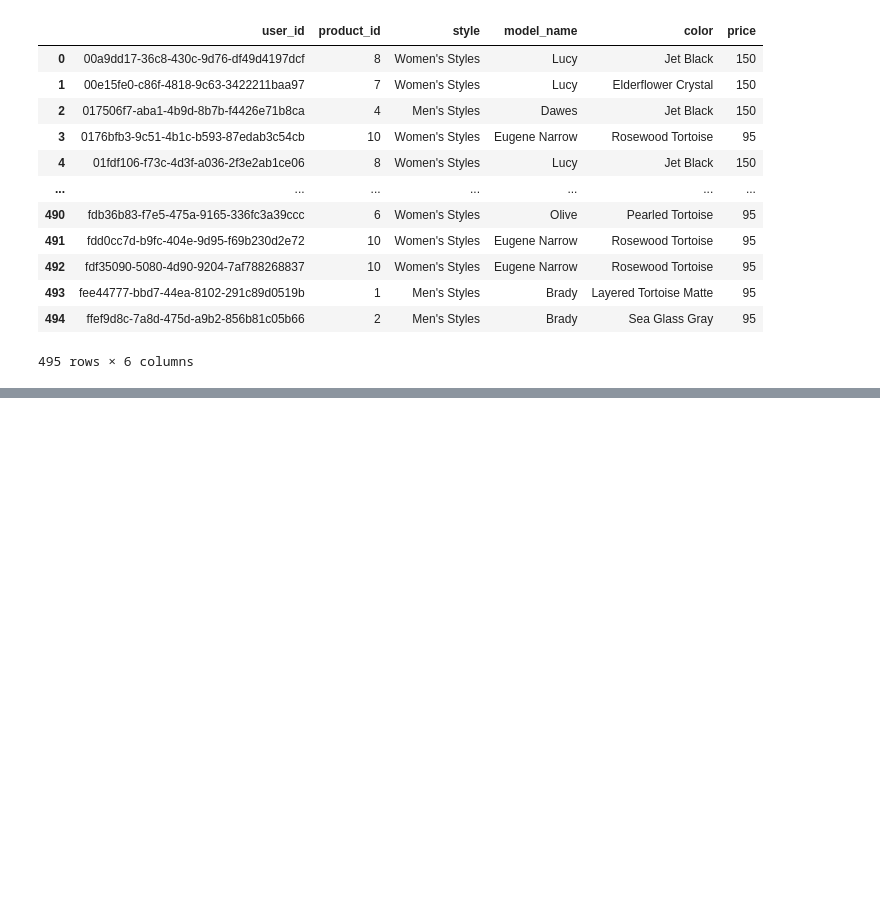
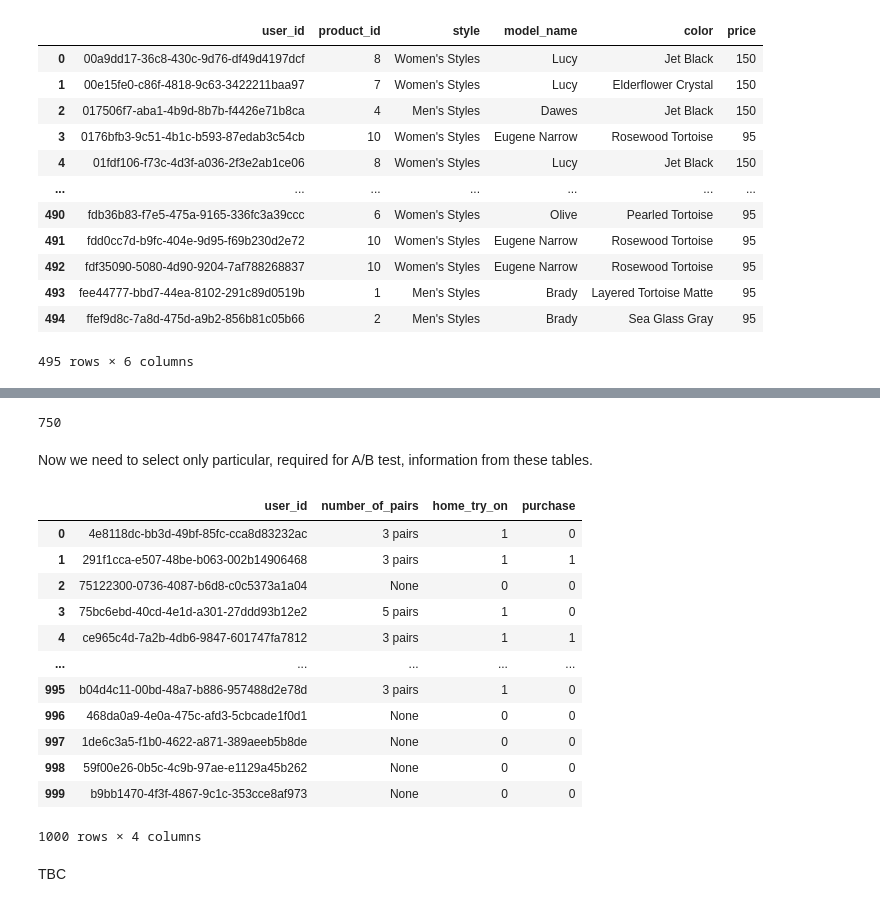
Before and after one commit to 3quetra/portfolio, a Jupyter notebook: sql/marketing_analysis.ipynb, the cells around one changed output, grey strips where cells are left out. Saved outputs shown, nothing was run; the diff lists cells and outputs as text; code cells hidden in the pictures; blank space fills up the shorter version.

Commit message:
Add new tables into db

```diff
--- a/sql/marketing_analysis.ipynb
+++ b/sql/marketing_analysis.ipynb
@@ -96,7 +97,7 @@ Result: As was mentioned before - dataset is precleaned and unlikely to contain
 #### Survey Database Creation <a class="anchor" id="survey-database-creation"></a>
 # %%
 # Create new db
-connect = sqlite3.connect('./funnels_datasets/survey.db')
+connect = sqlite3.connect('./funnels_datasets/warby_parker.db')
 
 # Create new table in db
 survey.to_sql('Survey', connect, if_exists='replace', index=False)
@@ -215,0 +255,37 @@ quiz
+# %%
+# Create new tables in db
+purchase.to_sql('Purchase', connect, if_exists='replace', index=False)
+quiz.to_sql('Quiz', connect, if_exists='replace', index=False)
+home_try_on.to_sql('Home_try_on', connect, if_exists='replace', index=False)
+# %% [output]
+750
+# %% [markdown]
+Now we need to select only particular, required for A/B test, information from these tables.
+# %%
+sql('''
+    SELECT DISTINCT q.user_id,
+    number_of_pairs,
+    h.user_id IS NOT NULL AS home_try_on,
+    p.user_id IS NOT NULL AS purchase
+    FROM quiz AS q
+    LEFT JOIN home_try_on AS h
+        ON q.user_id = h.user_id
+    LEFT JOIN purchase AS p
+        ON q.user_id = p.user_id;
+''')
+# %% [output]
+|  | user_id | number_of_pairs | home_try_on | purchase |
+| 0 | 4e8118dc-bb3d-49bf-85fc-cca8d83232ac | 3 pairs | 1 | 0 |
+| 1 | 291f1cca-e507-48be-b063-002b14906468 | 3 pairs | 1 | 1 |
+| 2 | 75122300-0736-4087-b6d8-c0c5373a1a04 | None | 0 | 0 |
+| 3 | 75bc6ebd-40cd-4e1d-a301-27ddd93b12e2 | 5 pairs | 1 | 0 |
+| 4 | ce965c4d-7a2b-4db6-9847-601747fa7812 | 3 pairs | 1 | 1 |
+| ... | ... | ... | ... | ... |
+| 995 | b04d4c11-00bd-48a7-b886-957488d2e78d | 3 pairs | 1 | 0 |
+| 996 | 468da0a9-4e0a-475c-afd3-5cbcade1f0d1 | None | 0 | 0 |
+| 997 | 1de6c3a5-f1b0-4622-a871-389aeeb5b8de | None | 0 | 0 |
+| 998 | 59f00e26-0b5c-4c9b-97ae-e1129a45b262 | None | 0 | 0 |
+| 999 | b9bb1470-4f3f-4867-9c1c-353cce8af973 | None | 0 | 0 |
+1000 rows × 4 columns
+# %% [markdown]
+TBC
```
Also changed, not shown: parts of 8 cells of this notebook.
